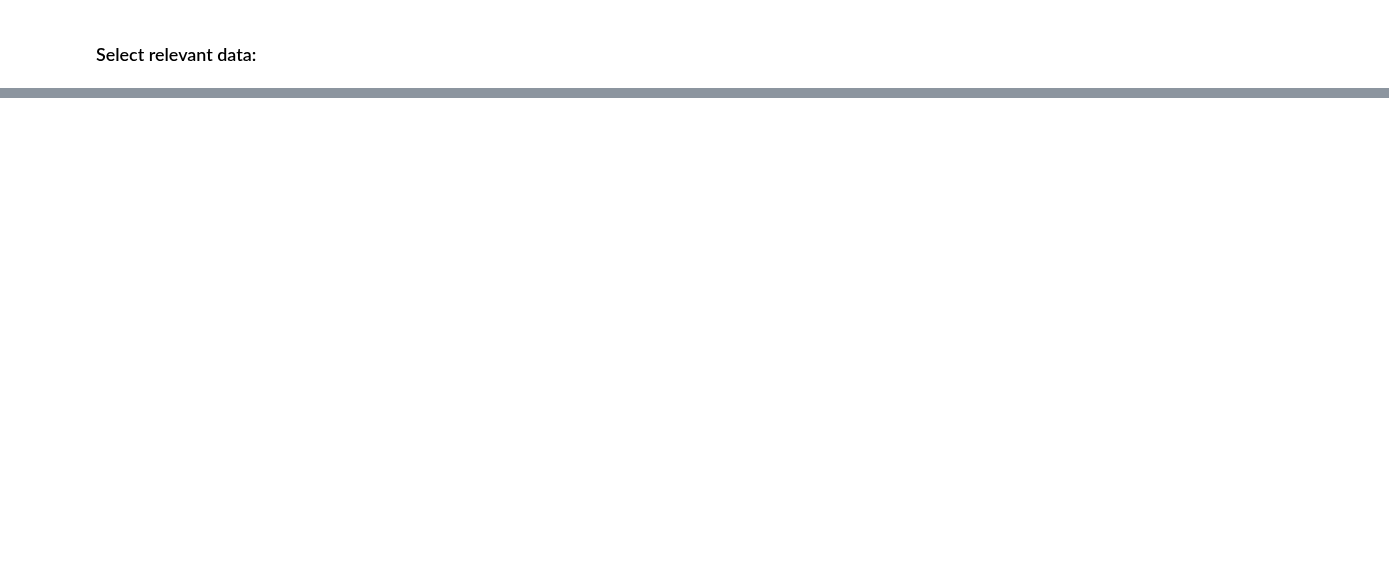
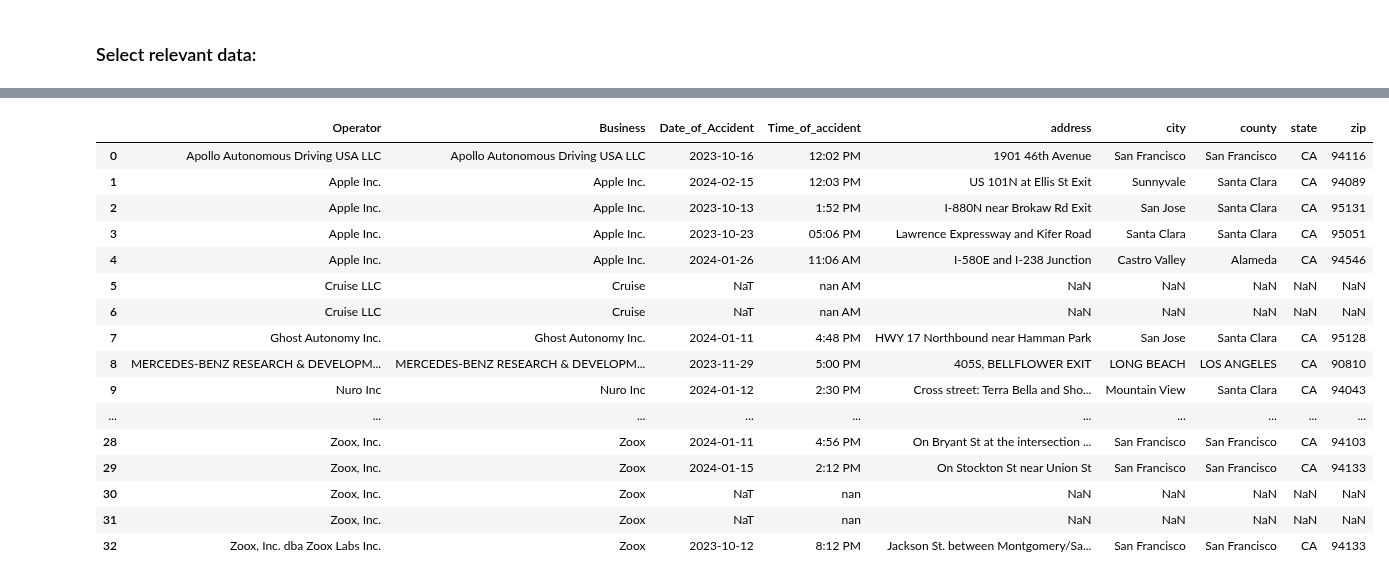
Before and after one commit to Kyle-Markwardt/self-driving-vehicles, a Jupyter notebook: pdf.ipynb, the cells around one changed output, grey strips where cells are left out. Saved outputs shown, nothing was run; the diff lists cells and outputs as text; code cells hidden in the pictures; blank space fills up the shorter version.

```diff
--- a/pdf.ipynb
+++ b/pdf.ipynb
@@ -3,8 +3,7 @@ import pandas as pd
 import pdfplumber
 from pdfplumber.utils.pdfinternals import resolve_and_decode, resolve
 from pprint import pprint
-
-pdf = pdfplumber.open("data/Waymo-OL316-030324-Redacted.pdf")
+import os
 # %%
 def parse_field_helper(form_data, field, prefix=None):
     """ appends any PDF AcroForm field/value pairs in `field` to provided `form_data` list
@@ -177,3 +162,60 @@ collision_report.head()
+# %%
+
+
+# Something wrong with the Cruise values metadata in pdf which causes failure. Can add manually. Hopefully this isn't for all?
+
+# Rename columns:
+rename_dict = {"Section 1. Manufacturers information. Enter manufacturer's name": 'Operator',
+               "enter BUSINESS NAME": 'Business',
+               "Section 2. Accident information vehicle one enter DATE Of ACCIDENT": "Date_of_Accident",
+               "enter time of accident": "Time_of_accident",
+               "Time of accident. Mark if Ay M.":"AM",
+               "Mark if P M.":"PM",
+               "enter address and location of accident.":"address",
+               "enter city of accident":"city",
+               "enter county of accident.":"county",
+               "enter state of accident.":"state",
+               "enter zip code of accident.":"zip"}
+
+collisions_report.rename(columns=rename_dict, inplace=True)
+
+# Fix date times
+collisions_report['Date_of_Accident'] = pd.to_datetime(collisions_report['Date_of_Accident'], errors='coerce')
+
+# Convert 'Time_of_accident' column to string type
+collisions_report['Time_of_accident'] = collisions_report['Time_of_accident'].astype(str)
+
+# Update time format based on AM and PM columns
+for index, row in collisions_report.iterrows():
+    if row['AM'] == ' ':
+        collisions_report.at[index, 'Time_of_accident'] += ' AM'
+    elif row['PM'] == ' ':
+        collisions_report.at[index, 'Time_of_accident'] += ' PM'
+
+# Remove whitespace from time column
+collisions_report['Time_of_accident'] = collisions_report['Time_of_accident'].str.strip()
+collisions_report.drop(columns=['AM', 'PM'], inplace=True)
+# %%
+
+collisions_report.head(40)
+# %% [output]
+|  | Operator | Business | Date_of_Accident | Time_of_accident | address | city | county | state | zip |
+| 0 | Apollo Autonomous Driving USA LLC | Apollo Autonomous Driving USA LLC | 2023-10-16 | 12:02 PM | 1901 46th Avenue | San Francisco | San Francisco | CA | 94116 |
+| 1 | Apple Inc. | Apple Inc. | 2024-02-15 | 12:03 PM | US 101N at Ellis St Exit | Sunnyvale | Santa Clara | CA | 94089 |
+| 2 | Apple Inc. | Apple Inc. | 2023-10-13 | 1:52 PM | I-880N near Brokaw Rd Exit | San Jose | Santa Clara | CA | 95131 |
+| 3 | Apple Inc. | Apple Inc. | 2023-10-23 | 05:06 PM | Lawrence Expressway and Kifer Road | Santa Clara | Santa Clara | CA | 95051 |
+| 4 | Apple Inc. | Apple Inc. | 2024-01-26 | 11:06 AM | I-580E and I-238 Junction | Castro Valley | Alameda | CA | 94546 |
+| 5 | Cruise LLC | Cruise | NaT | nan AM | NaN | NaN | NaN | NaN | NaN |
+| 6 | Cruise LLC | Cruise | NaT | nan AM | NaN | NaN | NaN | NaN | NaN |
+| 7 | Ghost Autonomy Inc. | Ghost Autonomy Inc. | 2024-01-11 | 4:48 PM | HWY 17 Northbound near Hamman Park | San Jose | Santa Clara | CA | 95128 |
+| 8 | MERCEDES-BENZ RESEARCH & DEVELOPM... | MERCEDES-BENZ RESEARCH & DEVELOPM... | 2023-11-29 | 5:00 PM | 405S, BELLFLOWER EXIT | LONG BEACH | LOS ANGELES | CA | 90810 |
+| 9 | Nuro Inc | Nuro Inc | 2024-01-12 | 2:30 PM | Cross street: Terra Bella and Sho... | Mountain View | Santa Clara | CA | 94043 |
+| ... | ... | ... | ... | ... | ... | ... | ... | ... | ... |
+| 28 | Zoox, Inc. | Zoox | 2024-01-11 | 4:56 PM | On Bryant St at the intersection ... | San Francisco | San Francisco | CA | 94103 |
+| 29 | Zoox, Inc. | Zoox | 2024-01-15 | 2:12 PM | On Stockton St near Union St | San Francisco | San Francisco | CA | 94133 |
+| 30 | Zoox, Inc. | Zoox | NaT | nan | NaN | NaN | NaN | NaN | NaN |
+| 31 | Zoox, Inc. | Zoox | NaT | nan | NaN | NaN | NaN | NaN | NaN |
+| 32 | Zoox, Inc. dba Zoox Labs Inc. | Zoox | 2023-10-12 | 8:12 PM | Jackson St. between Montgomery/Sa... | San Francisco | San Francisco | CA | 94133 |
 # %%
 # TODO: Need to change " "s into True and "None" into False
 # TODO: Change the conditions column names (light, weather, etc) into the alt_filed name (tuple[1]) for human readability.
```
Also changed, not shown: parts of 7 cells of this notebook.
